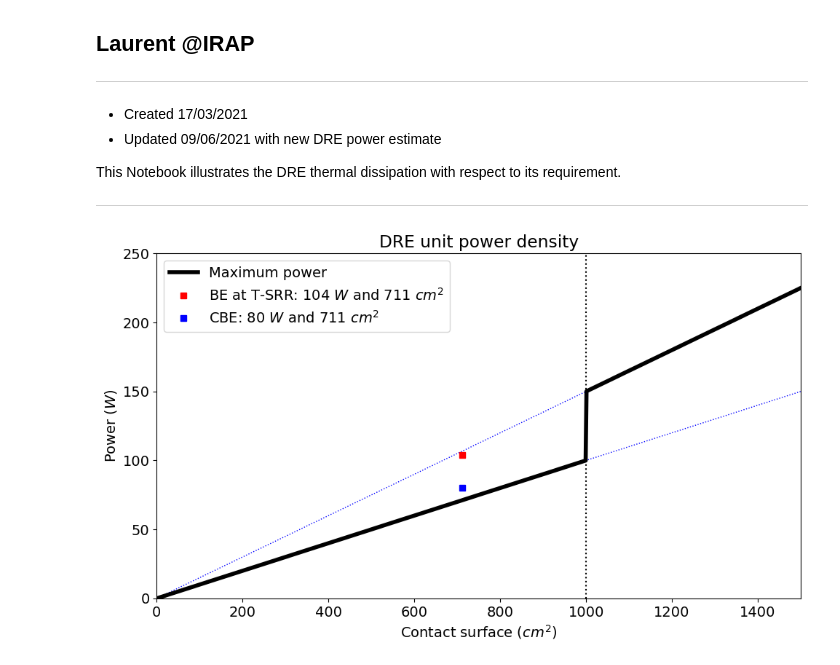
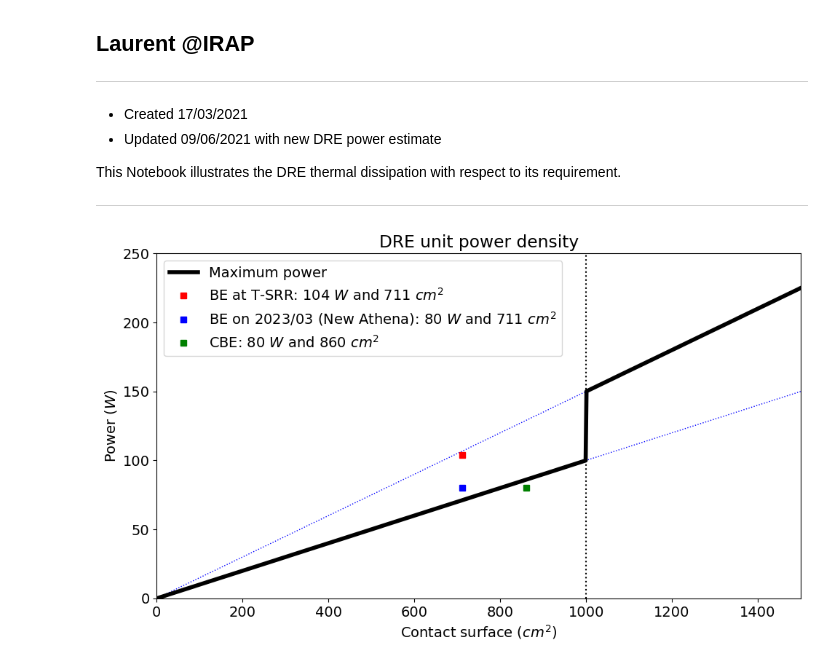
Before and after one commit to LaurentRavera/MyTechNotes, a Jupyter notebook: DRE_thermal/DRE_thermal_dissipation.ipynb, the cells around one changed output. Cells and saved outputs as stored; diff of their text form; code cells hidden in the pictures.

Commit message:
16/11/2023 * MAJ du plot de thermal regulation avec l'augmentation de surface du CV

```diff
--- a/DRE_thermal/DRE_thermal_dissipation.ipynb
+++ b/DRE_thermal/DRE_thermal_dissipation.ipynb
@@ -31,36 +31,42 @@ power_max[index2]=surface[index2]*flux_max_over_1000cm2
 DRE_surface_1=888
 DRE_dissip_1=164
 DRE_surface_2=888
 DRE_dissip_2=127
 DRE_surface_3=DRE_surface_1+40
 DRE_dissip_3=DRE_dissip_1-12
-DRE_surface_4=int(22.8*31.2)  # I-SRR value
-DRE_dissip_4=104  # I-SRR value
-DRE_surface_5=DRE_surface_4  # conf 2023
-DRE_dissip_5=80  # conf 2023
+# Conf 2022 (I-SRR)
+DRE_surface_4=int(22.8*31.2)
+DRE_dissip_4=104
+# Conf 2023 (new Athena)
+DRE_surface_5=DRE_surface_4
+DRE_dissip_5=80
+# Conf 2023/11 (Increase area CV)
+DRE_dissip_6=DRE_dissip_5
+DRE_surface_6=860
 
 
 fig=plt.figure(figsize=(10,6))
 
 ax=fig.add_subplot(1,1,1)
 ax.plot(surface, surface*flux_max_below_1000cm2, ':', linewidth=1, color='b')
 ax.plot(surface, surface*flux_max_over_1000cm2, ':', linewidth=1, color='b')
 ax.plot(surface, power_max, linewidth=4, color='k', label='Maximum power')
 ax.plot([S_lim, S_lim], [0, 300], ':k')
 #ax.plot(DRE_surface_1, DRE_dissip_1, 'o', color='r', label='IRD V3 ({0:1d} $W$ and {1:1d} $cm^2$)'.format(DRE_dissip_1, DRE_surface_1))
 #ax.plot(DRE_surface_2, DRE_dissip_2, 's', color='orange', label='New power estimate ({0:1d} $W$ and {1:1d} $cm^2$)'.format(DRE_dissip_2, DRE_surface_2))
 ax.plot(DRE_surface_4, DRE_dissip_4, 's', color='r', label='BE at T-SRR: {0:1d} $W$ and {1:1d} $cm^2$'.format(DRE_dissip_4, DRE_surface_4))
-ax.plot(DRE_surface_5, DRE_dissip_5, 's', color='b', label='CBE: {0:1d} $W$ and {1:1d} $cm^2$'.format(DRE_dissip_5, DRE_surface_5))
+ax.plot(DRE_surface_5, DRE_dissip_5, 's', color='b', label='BE on 2023/03 (New Athena): {0:1d} $W$ and {1:1d} $cm^2$'.format(DRE_dissip_5, DRE_surface_5))
+ax.plot(DRE_surface_6, DRE_dissip_6, 's', color='g', label='CBE: {0:1d} $W$ and {1:1d} $cm^2$'.format(DRE_dissip_6, DRE_surface_6))
 #ax.plot(DRE_surface_3, DRE_power_maj/1.2, 's', color='b', label='New power estimate no DMM ({0:3.0f}$W$) and $+40cm^2$'.format(DRE_power_maj/1.2))
 #ax.plot(DRE_surface_2, DRE_dissip_2, '^', color='r', label='Expectation 1 (-6$W$ and $+25cm^2$)')
 #ax.plot(DRE_surface_3, DRE_dissip_3, 'x', color='r', label='Expectation 2 (-12$W$ and $+40cm^2$)')
 ax.set_title('DRE unit power density')
 ax.set_xlabel('Contact surface ($cm^2$)')
 ax.set_ylabel('Power ($W$)')
 ax.set_xlim(0,1500)
 ax.set_ylim(0,250)
 ax.legend(loc='best')
 fig.tight_layout()
 plt.savefig('DRE-power-dissipation.jpg', dpi=200, bbox_inches='tight')
 # %% [output]
-[figure, old version]
+[figure, new version]
```
Also changed, not shown: 1 other file.
